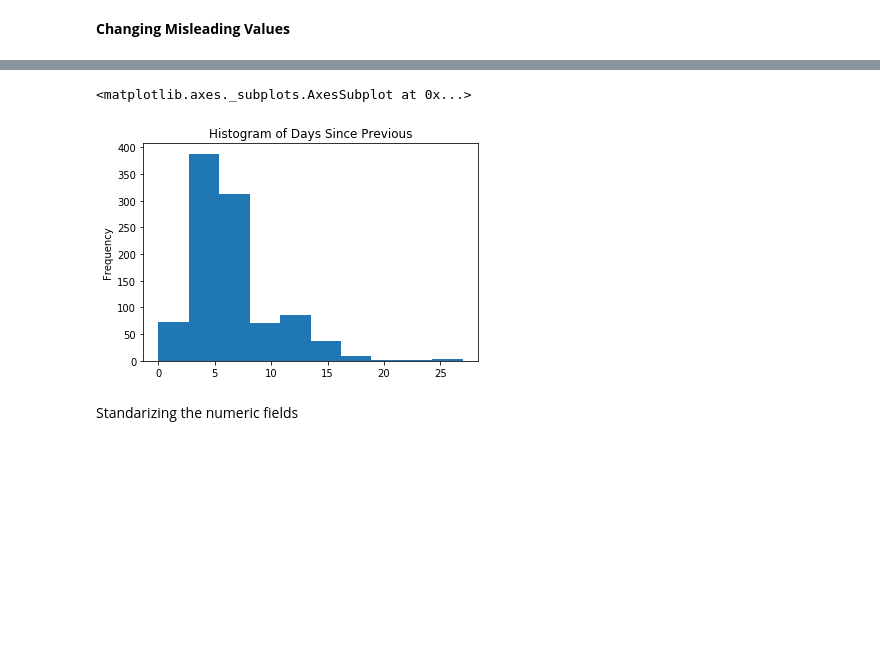
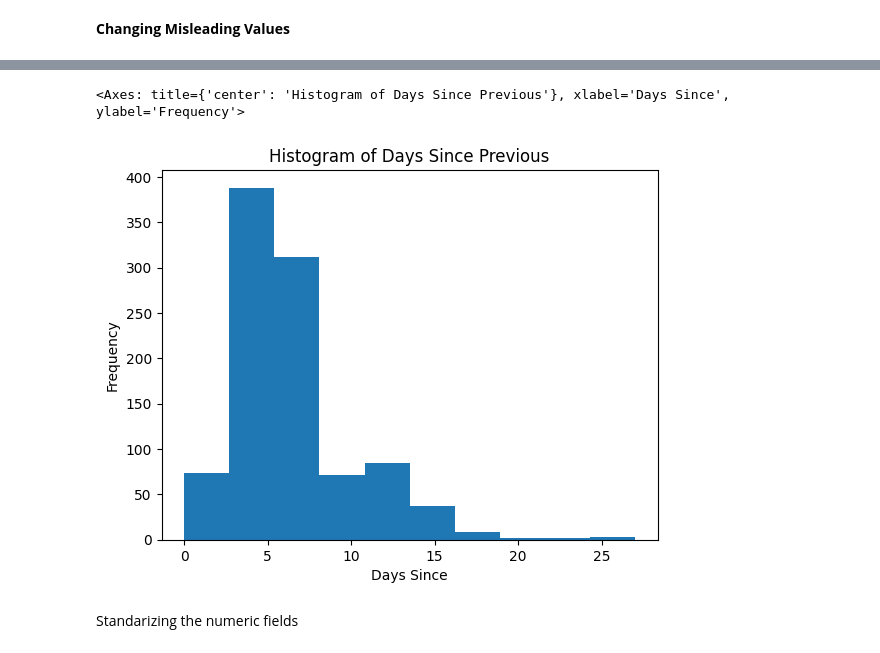
Before and after one commit to benmcnertney/DESC624, a Jupyter notebook: DataPreparationPythonCode1.ipynb, the cells around one changed output, grey strips where cells are left out. Drawn from its saved outputs; the diff is of its cells as text; code cells hidden in the pictures; blank space fills up the shorter version.

```diff
--- a/DataPreparationPythonCode1.ipynb
+++ b/DataPreparationPythonCode1.ipynb
@@ -53,11 +55,11 @@ bank_train['days_since_previous'].plot(kind = 'hist')
 # %%
 import numpy as np
-bank_train['days_since_previous'] = bank_train['days_since_previous'].replace({999: np.NaN})
+bank_train['days_since_previous'] = bank_train['days_since_previous'].replace({999: np.nan})
 # %%
-bank_train['days_since_previous'].plot(kind = 'hist', title = 'Histogram of Days Since Previous')
+bank_train['days_since_previous'].plot(kind = 'hist', title = 'Histogram of Days Since Previous',xlabel='Days Since')
 # %% [output]
-<matplotlib.axes._subplots.AxesSubplot at 0x...>
+<Axes: title={'center': 'Histogram of Days Since Previous'}, xlabel='Days Since', ylabel='Frequency'>
-[figure, old version]
+[figure, new version]
 # %%
 bank_train['education_numeric'] = bank_train['education']
 # %%
```
Also changed, not shown: parts of 6 cells of this notebook.
